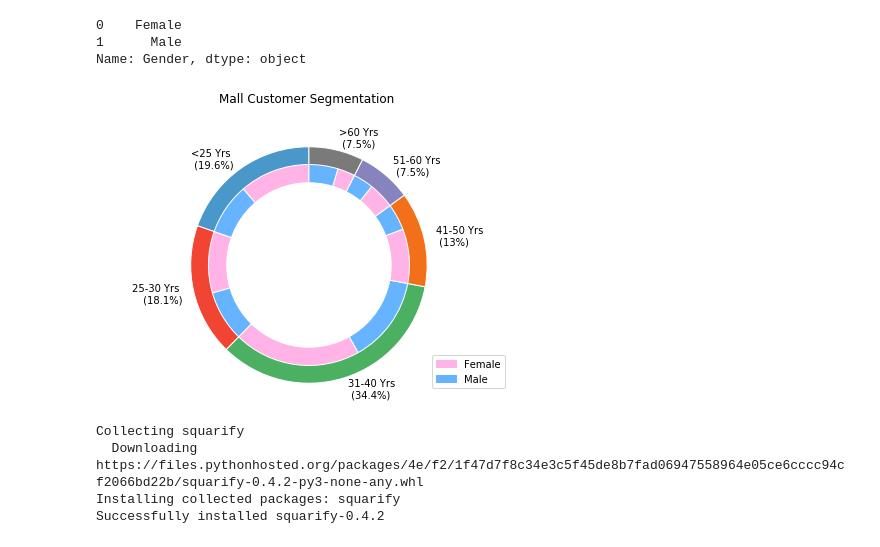
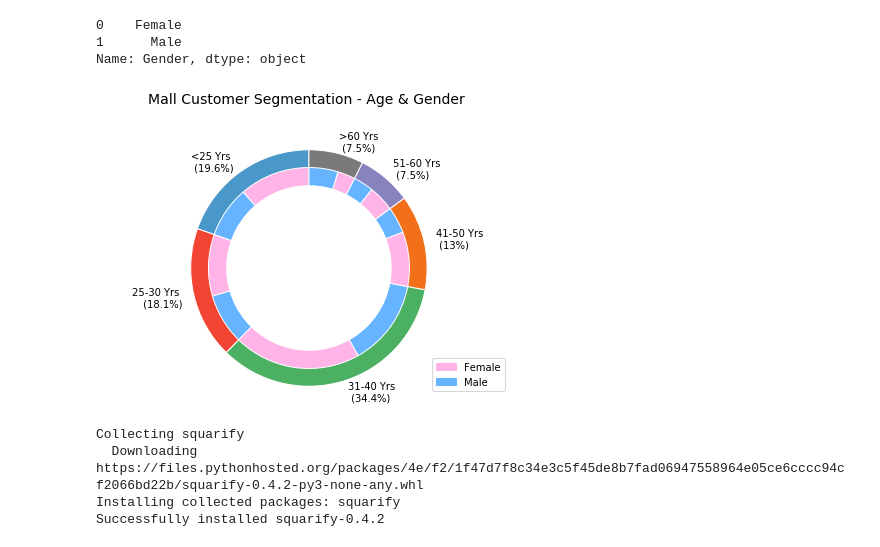
Before and after one commit to Saranyanv/test, a Jupyter notebook: 455_Assignment3.ipynb, the cells around one changed output. Saved outputs shown, nothing was run; the diff lists cells and outputs as text; code cells hidden in the pictures.

```diff
--- a/455_Assignment3.ipynb
+++ b/455_Assignment3.ipynb
@@ -177,36 +187,34 @@ Name: Gender, dtype: object
 # %%
 fig, ax = plt.subplots()
 plt.pie(group_size, labels=group_names, colors=[a(0.6), b(0.6), c(0.6), d(0.6), e(0.6), f(0.6)], startangle=90,frame=True
        , wedgeprops=dict(edgecolor='w'))
        #,autopct='%1.1f%%')
 
 plt.pie(subgroup2_size,colors=colors_gender,radius=0.85,startangle=90, wedgeprops=dict(edgecolor='w')) #, labels=subgroup2_names)
 
 #plt.pie(subgroup_size,colors=[a(0.25), a(0.4), a(0.25), a(0.4),
 #                              b(0.15), b(0.25), b(0.15), b(0.25), b(0.15), b(0.25),
 #                              c(0.15), c(0.25), c(0.15), c(0.25), c(0.15), c(0.25),
 #                              d(0.15), d(0.25), d(0.15), d(0.25), d(0.15), d(0.25),
 #                              e(0.15), e(0.3), e(0.15), e(0.3), e(0.15),
 #                              f(0.25), f(0.5), f(0.25)],radius=0.85,startangle=90)
 centre_circle = plt.Circle((0,0),0.7,color='black', fc='white',linewidth=0)
 fig = plt.gcf()
 fig.gca().add_artist(centre_circle)
 
 plt.axis('equal')
 plt.tight_layout()
-plt.title('Mall Customer Segmentation \n\n')
+plt.title('Mall Customer Segmentation - Age & Gender \n\n',fontsize=14)
 
-
-import matplotlib.patches as mpatches
 
 pink_patch = mpatches.Patch(color='#ffb3e6', label='Female')
 blue_patch = mpatches.Patch(color='#66b3ff', label='Male')
 
 plt.legend(handles=[pink_patch, blue_patch], loc=4)
 
 plt.show()
 # %% [output]
-[figure, old version]
+[figure, new version]
 # %%
 !pip install squarify
 import squarify
```
Also changed, not shown: parts of 20 cells of this notebook.
